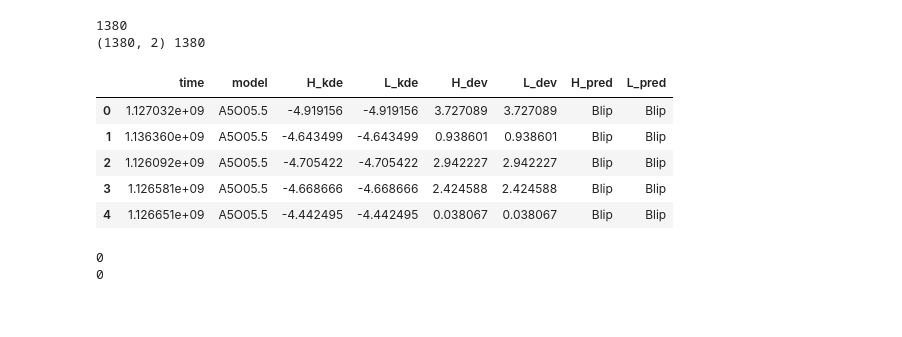
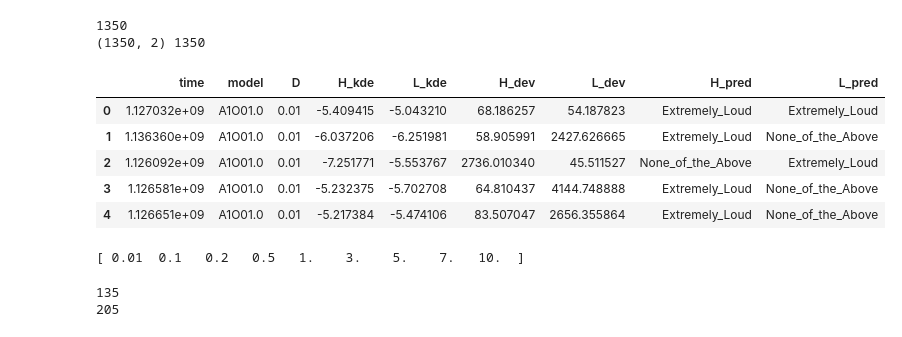
Before and after one commit to TomMarianer/gwml, a Jupyter notebook: local/notebooks/process_injected_ccsn.ipynb, the cells around one changed output. Saved outputs shown, nothing was run; the diff lists cells and outputs as text; code cells hidden in the pictures.

```diff
--- a/local/notebooks/process_injected_ccsn.ipynb
+++ b/local/notebooks/process_injected_ccsn.ipynb
@@ -28,3 +31,22 @@ print(len(files))
+# %%
+def parse_file_name(file, ccsn_paper):
+    """Function to parse injection file name
+    """
+    if ccsn_paper == 'abdikamalov':
+#         ccsn_model = file.split('-')[-1][:-5]
+#         D = 10
+        ccsn_model = file.split('-')[2]
+        D = float(splitext(join(data_path, file))[0].split('-')[-1])
+
+    elif ccsn_paper == 'andersen':
+        ccsn_model = '-'.join(file.split('-')[2:5])
+        D = float(splitext(join(data_path, file))[0].split('-')[-1])
+
+    elif ccsn_paper == 'radice':
+        ccsn_model = file.split('-')[2]
+        D = float(splitext(join(data_path, file))[0].split('-')[-1])
+
+    return ccsn_model, D
 # %%
 x_examples, features_examples, y_examples, times_examples = load_train_examples(condition_method, model, features_path)
 labels = np.unique(y_examples)
@@ -55,5 +56,7 @@ File "../../../../../../../anaconda2/envs/py37/lib/python3.7/site-packages/umap/
 # %%
 times_tot = []
+ccsn_model = []
+D = []
 umap_tot = {'H': [], 'L': []}
 y_hat_tot = {'H': [], 'L': []}
 kde_scores = {'H': [], 'L': []}
@@ -65,49 +68,55 @@ for num in range(len(files)):
     file = files[num]
 
     for detector in ['H', 'L']:
-        data_path = join(features_path, 'fromraw_' + condition_method + '/' + model + '/H1/injected/ccsn/' + ccsn_paper)
+        data_path = join(features_path, 'fromraw_' + condition_method + '/' + model + '/' + detector + '1/injected/ccsn/' + ccsn_paper)
 
         with h5py.File(join(data_path, file), 'r') as f:
             umap = np.asarray(f['umap'])
             times = np.asarray(f['times'])
             y_hat = np.asarray(f['y_hat'])
             total_dev = np.asarray(f['total_dev'])
 
         pred_idx = np.argmax(y_hat, axis=1)
         umap_tot[detector].extend(umap)
         y_hat_tot[detector].extend(labels[pred_idx])
         kde_scores[detector].extend(kde.score_samples(umap))
         devs[detector].extend(total_dev)
         if detector == 'H':
             times_tot.extend(times)
 
     num_points += len(times)
-    ccsn_model = file.split('-')[-1][:-5]
+    parse_res = parse_file_name(file, ccsn_paper)
+    ccsn_model.extend([parse_res[0]] * len(times))
+    D.extend([parse_res[1]] * len(times))
 
 for key in umap_tot.keys():
     umap_tot[key] = np.asarray(umap_tot[key])
 
 print(num_points) #, len(times_tot), len(inj_type_tot), len(kde_scores['H']), len(devs['L']))
 print(umap_tot['H'].shape, len(y_hat_tot['H']))
 
-df = pd.DataFrame({'time': times_tot, 'model': ccsn_model, 'H_kde': kde_scores['H'],
+df = pd.DataFrame({'time': times_tot, 'model': ccsn_model, 'D': D, 'H_kde': kde_scores['H'],
                    'L_kde': kde_scores['L'], 'H_dev': devs['H'], 'L_dev': devs['L'],
                    'H_pred': y_hat_tot['H'], 'L_pred': y_hat_tot['L']})
 display(df.head())
 # %% [output]
-1380
-(1380, 2) 1380
+1350
+(1350, 2) 1350
-|  | time | model | H_kde | L_kde | H_dev | L_dev | H_pred | L_pred |
-| 0 | 1.127032e+09 | A5O05.5 | -4.919156 | -4.919156 | 3.727089 | 3.727089 | Blip | Blip |
-| 1 | 1.136360e+09 | A5O05.5 | -4.643499 | -4.643499 | 0.938601 | 0.938601 | Blip | Blip |
-| 2 | 1.126092e+09 | A5O05.5 | -4.705422 | -4.705422 | 2.942227 | 2.942227 | Blip | Blip |
-| 3 | 1.126581e+09 | A5O05.5 | -4.668666 | -4.668666 | 2.424588 | 2.424588 | Blip | Blip |
-| 4 | 1.126651e+09 | A5O05.5 | -4.442495 | -4.442495 | 0.038067 | 0.038067 | Blip | Blip |
+|  | time | model | D | H_kde | L_kde | H_dev | L_dev | H_pred | L_pred |
+| 0 | 1.127032e+09 | A1O01.0 | 0.01 | -5.409415 | -5.043210 | 68.186257 | 54.187823 | Extremely_Loud | Extremely_Loud |
+| 1 | 1.136360e+09 | A1O01.0 | 0.01 | -6.037206 | -6.251981 | 58.905991 | 2427.626665 | Extremely_Loud | None_of_the_Above |
+| 2 | 1.126092e+09 | A1O01.0 | 0.01 | -7.251771 | -5.553767 | 2736.010340 | 45.511527 | None_of_the_Above | Extremely_Loud |
+| 3 | 1.126581e+09 | A1O01.0 | 0.01 | -5.232375 | -5.702708 | 64.810437 | 4144.748888 | Extremely_Loud | None_of_the_Above |
+| 4 | 1.126651e+09 | A1O01.0 | 0.01 | -5.217384 | -5.474106 | 83.507047 | 2656.355864 | Extremely_Loud | None_of_the_Above |
+# %%
+print(np.unique(df['D']))
+# %% [output]
+[ 0.01  0.1   0.2   0.5   1.    3.    5.    7.   10.  ]
 # %%
 print(sum(df['H_pred'] == 'None_of_the_Above'))
 print(sum(df['L_pred'] == 'None_of_the_Above'))
 # %% [output]
-0
-0
+135
+205
 # %%
 dev_th = gram_th
```
Also changed, not shown: parts of 8 cells of this notebook, 2 other files.
